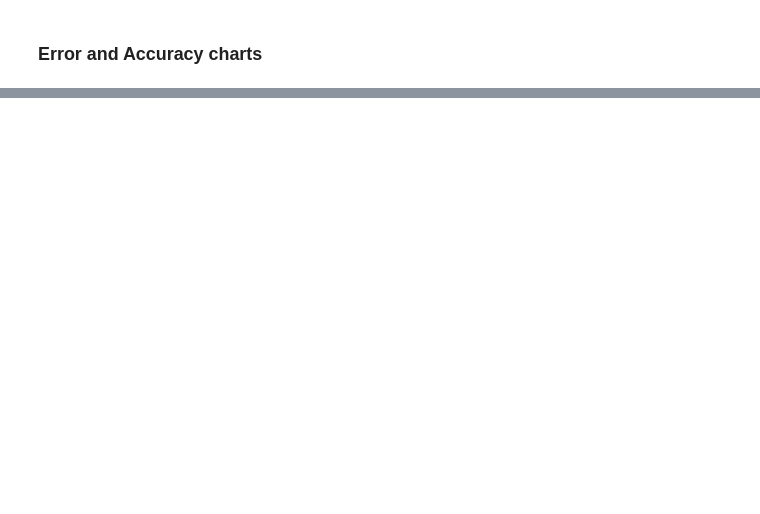
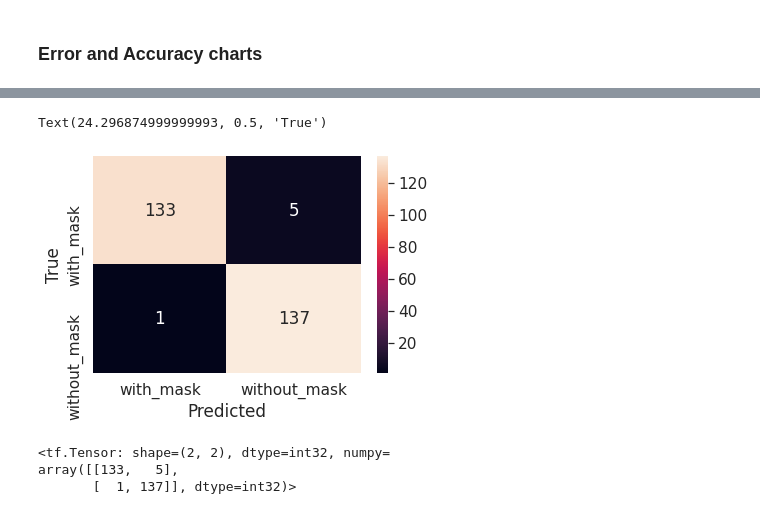
Before and after one commit to portfolio-vishwa/facemask_dl, a Jupyter notebook: myCode/training-v1-custom-network.ipynb, the cells around one changed output, grey strips where cells are left out. Saved outputs shown, nothing was run; the diff lists cells and outputs as text; code cells hidden in the pictures; blank space fills up the shorter version.

```diff
--- a/myCode/training-v1-custom-network.ipynb
+++ b/myCode/training-v1-custom-network.ipynb
@@ -245,0 +264,22 @@ plot_train_test_loss(history)
+# %%
+predictions = model.predict(x_test)
+predictions = predictions > 0.5
+# %%
+cm = tf.math.confusion_matrix(y_test, predictions)
+# %%
+sn.heatmap(
+    cm, annot=True,
+    fmt="d",
+    xticklabels=class_names,
+    yticklabels=class_names)
+plt.xlabel("Predicted")
+plt.ylabel("True")
+# %% [output]
+Text(24.296874999999993, 0.5, 'True')
+[figure, added]
+# %%
+cm
+# %% [output]
+<tf.Tensor: shape=(2, 2), dtype=int32, numpy=
+array([[133,   5],
+       [  1, 137]], dtype=int32)>
```
Also changed, not shown: parts of 10 cells of this notebook, 1 other file.
